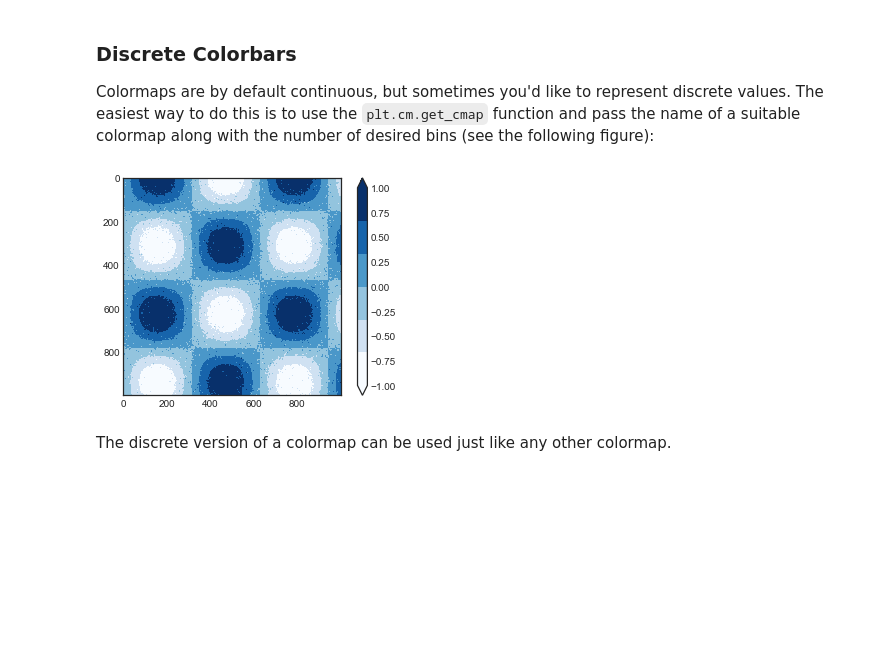
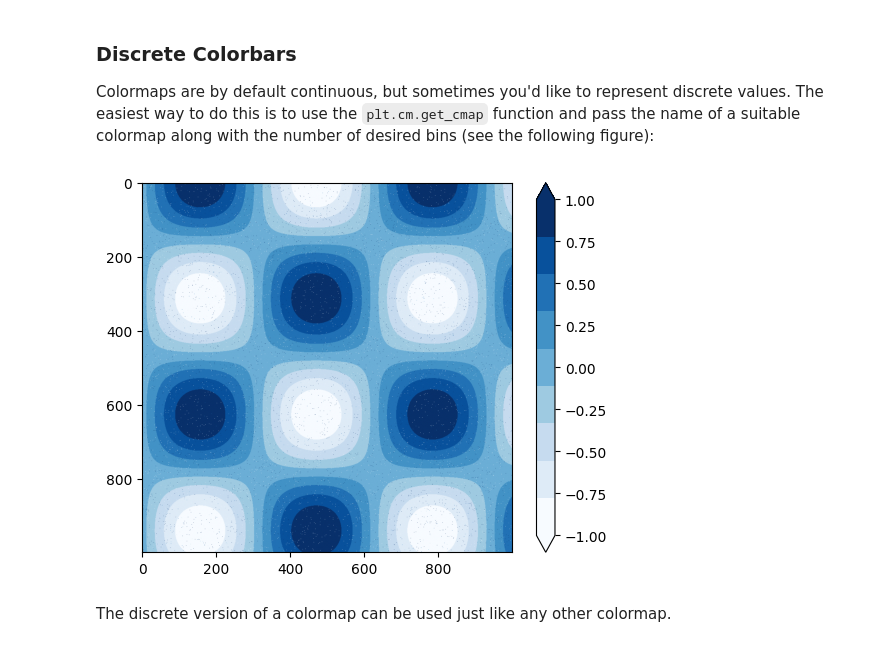
Before and after one commit to danielescobars9/FundamentosDeProgramacion, a Jupyter notebook: matplotlib/04_07_Customizing_Colorbars.ipynb, the cells around one changed output. Cells and saved outputs as stored; diff of their text form; code cells hidden in the pictures; blank space fills up the shorter version.

```diff
--- a/matplotlib/04_07_Customizing_Colorbars.ipynb
+++ b/matplotlib/04_07_Customizing_Colorbars.ipynb
@@ -8,7 +8,6 @@ Because the book is printed in black and white, this chapter has an accompanying
 We'll start by setting up the notebook for plotting and importing the functions we will use:
 # %%
 import matplotlib.pyplot as plt
-plt.style.use('seaborn-white')
 # %%
 %matplotlib inline
 import numpy as np
@@ -143,11 +142,11 @@ The result is a much more useful visualization of our data.
 Colormaps are by default continuous, but sometimes you'd like to represent discrete values.
 The easiest way to do this is to use the `plt.cm.get_cmap` function and pass the name of a suitable colormap along with the number of desired bins (see the following figure):
 # %%
-plt.imshow(I, cmap=plt.cm.get_cmap('Blues', 6))
+plt.imshow(I, cmap=plt.cm.get_cmap('Blues', 9))
 plt.colorbar(extend='both')
 plt.clim(-1, 1);
 # %% [output]
-[figure, old version]
+[figure, new version]
 # %% [markdown]
 The discrete version of a colormap can be used just like any other colormap.
 # %% [markdown]
```
Also changed, not shown: parts of 10 cells of this notebook, 13 other files.
